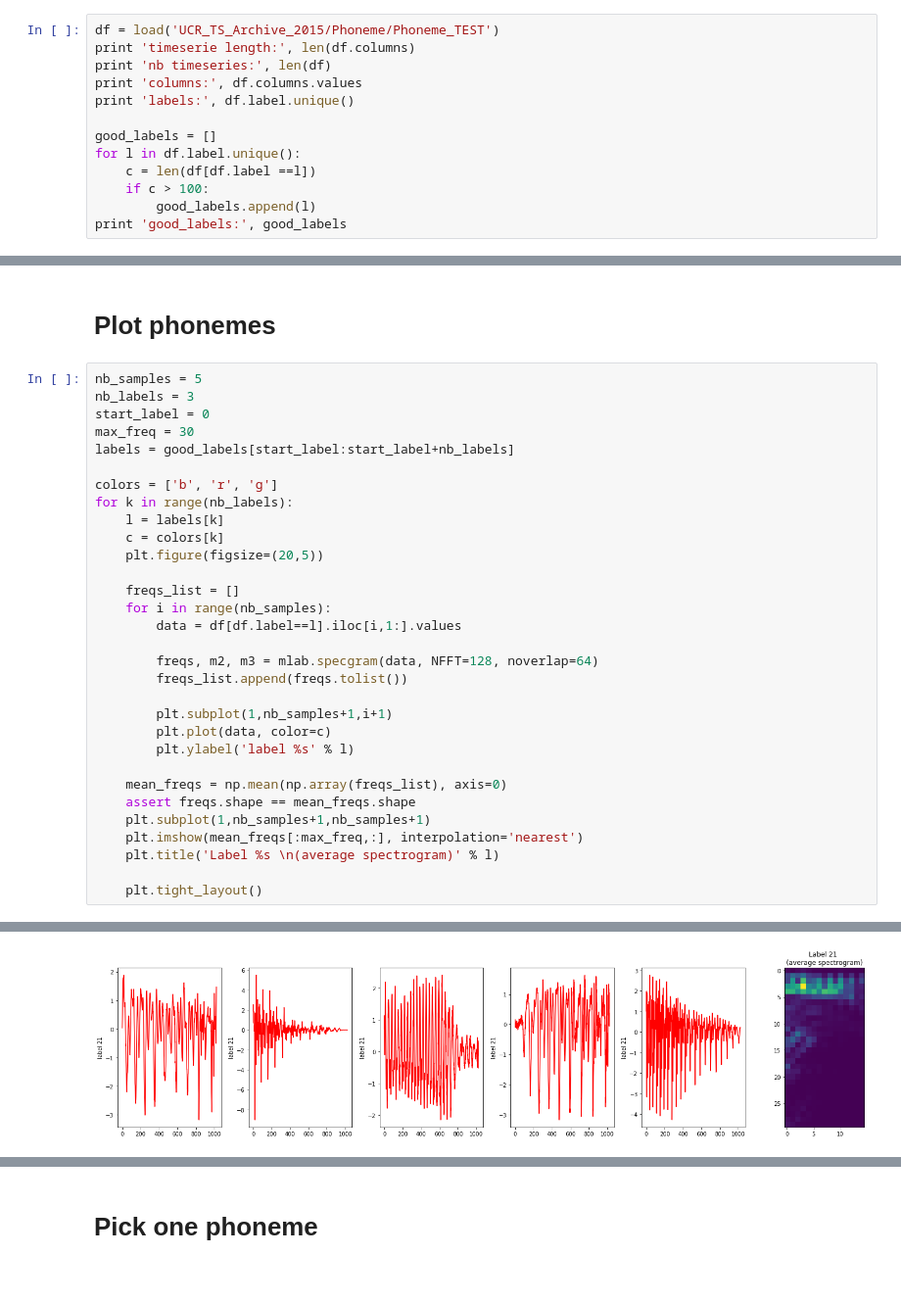
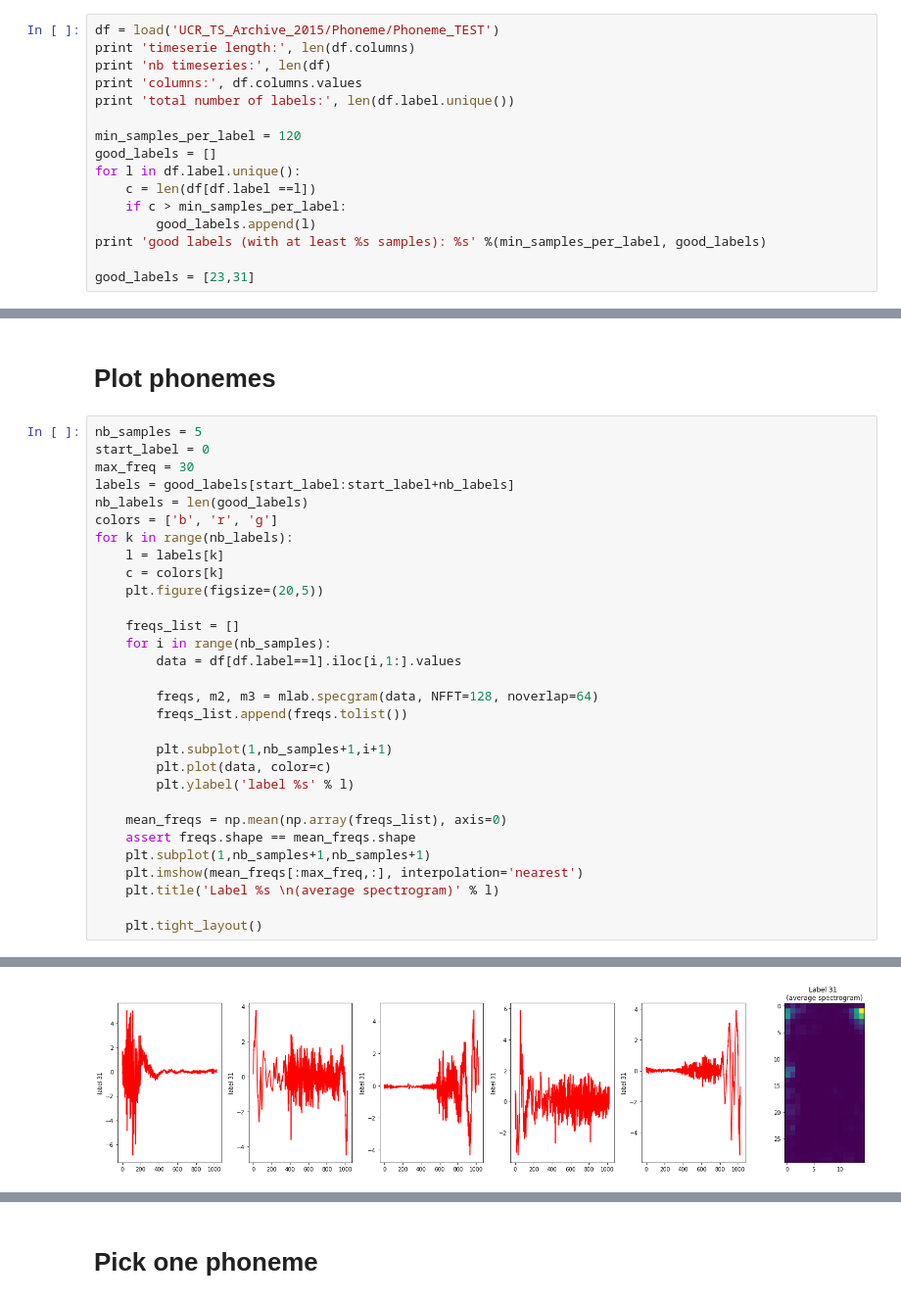
Before and after one commit to marionleborgne/frequency-encoder, a Jupyter notebook: analysis.ipynb, the cells around one changed output, grey strips where cells are left out. Shown at 98% size. Drawn from its saved outputs; the diff is of its cells as text.

```diff
--- a/analysis.ipynb
+++ b/analysis.ipynb
@@ -18,14 +18,17 @@ df = load('UCR_TS_Archive_2015/Phoneme/Phoneme_TEST')
 print 'timeserie length:', len(df.columns)
 print 'nb timeseries:', len(df)
 print 'columns:', df.columns.values
-print 'labels:', df.label.unique()
+print 'total number of labels:', len(df.label.unique())
 
+min_samples_per_label = 120
 good_labels = []
 for l in df.label.unique():
     c = len(df[df.label ==l])
-    if c > 100:
+    if c > min_samples_per_label:
         good_labels.append(l)
-print 'good_labels:', good_labels
+print 'good labels (with at least %s samples): %s' %(min_samples_per_label, good_labels)
+
+good_labels = [23,31]
 # %% [output]
 timeserie length: 1025
 nb timeseries: 1895
@@ -37,11 +39,10 @@ good_labels: [3, 21, 23, 28, 29, 31]
 # Plot phonemes
 # %%
 nb_samples = 5
-nb_labels = 3
 start_label = 0
 max_freq = 30
 labels = good_labels[start_label:start_label+nb_labels]
-
+nb_labels = len(good_labels)
 colors = ['b', 'r', 'g']
 for k in range(nb_labels):
     l = labels[k]
@@ -71 +72 @@ for k in range(nb_labels):
-[figure, old version]
+[figure, new version]
```
Also changed, not shown: parts of 22 cells of this notebook, 2 other files.
